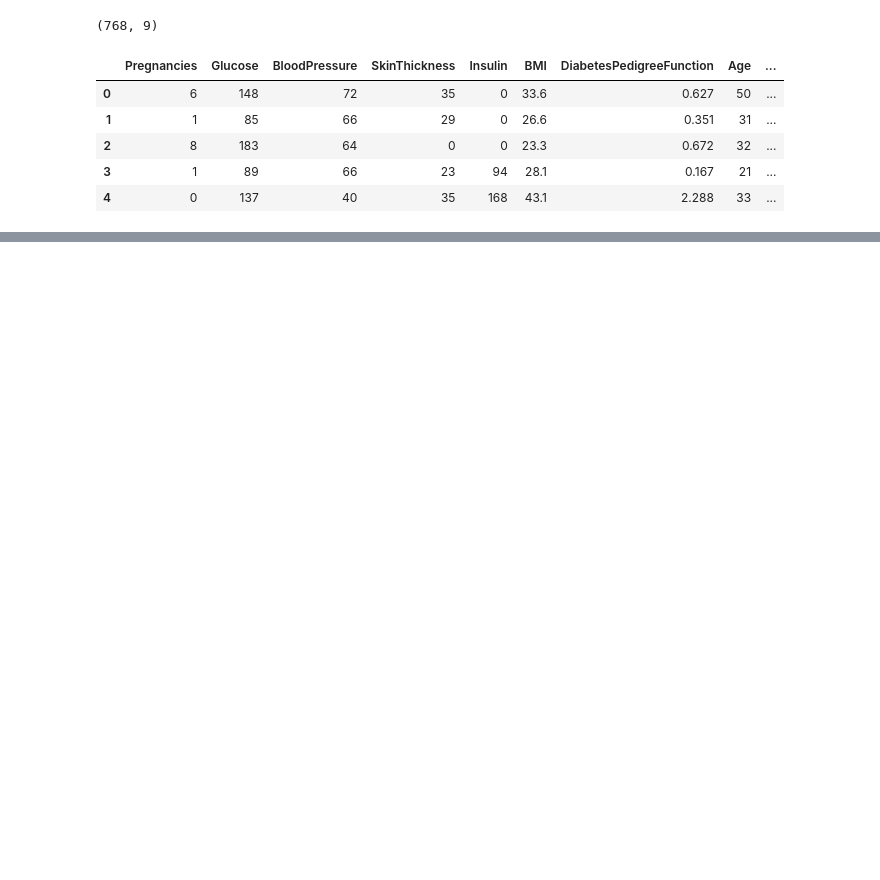
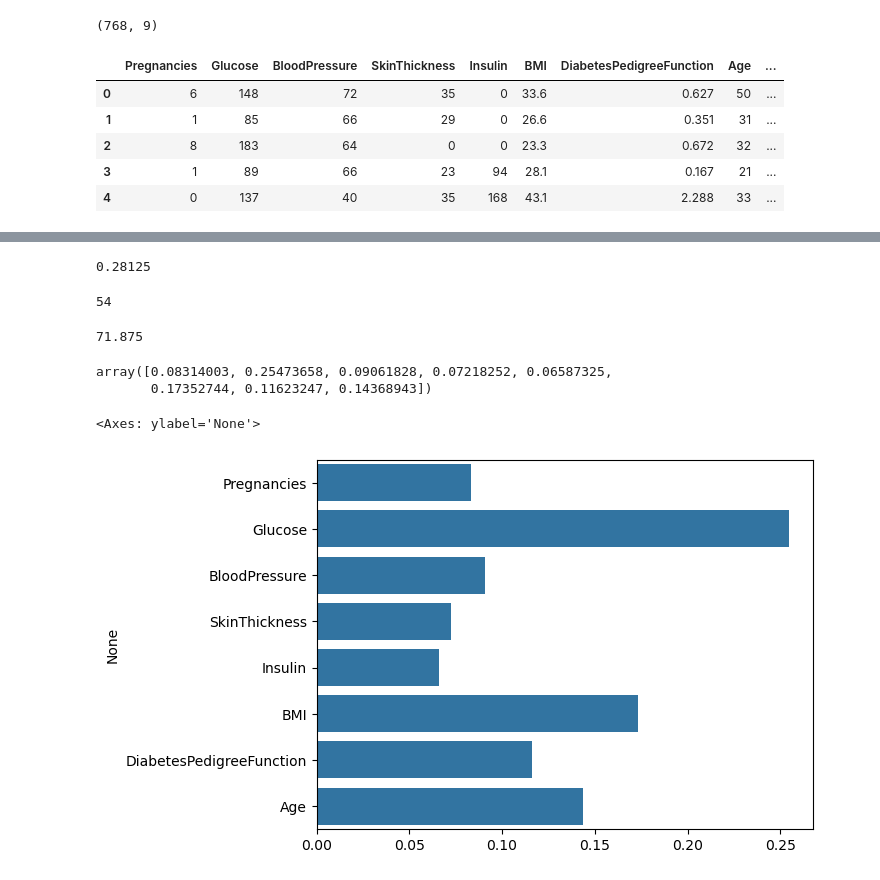
Before and after one commit to TAYKang1008/BAF-17-FRESH-Edu, a Jupyter notebook: 17기_신입교육세션_과제3_강태희.ipynb, the cells around one changed output, grey strips where cells are left out. Cells and saved outputs as stored; diff of their text form; code cells hidden in the pictures; blank space fills up the shorter version.

```diff
--- a/17기_신입교육세션_과제3_강태희.ipynb
+++ b/17기_신입교육세션_과제3_강태희.ipynb
@@ -34,0 +105,3 @@ df.head()
+# %%
+X=df[['Pregnancies', 'Glucose',	'BloodPressure', 'SkinThickness', 'Insulin', 'BMI',	'DiabetesPedigreeFunction', 'Age']]
+Y=df['Outcome']
@@ -34,0 +110,2 @@ df.head()
+# %%
+X_train, X_test, Y_train, Y_test= train_test_split(X,Y,random_state=42)
@@ -34,0 +114,4 @@ df.head()
+# %%
+model=RandomForestClassifier()
+# %%
+model.fit(X_train,Y_train)
@@ -34,0 +177,25 @@ df.head()
+# %%
+abs(Y_test - y_predict).sum() / len(Y_test)
+# %% [output]
+0.28125
+# %%
+diff_count = abs(Y_test - y_predict).sum()
+diff_count
+# %% [output]
+54
+# %%
+#예측의 정확도 구하기
+
+(len(Y_test) - diff_count) / len(Y_test) * 100
+# %% [output]
+71.875
+# %%
+model.feature_importances_
+# %% [output]
+array([0.08314003, 0.25473658, 0.09061828, 0.07218252, 0.06587325,
+       0.17352744, 0.11623247, 0.14368943])
+# %%
+sns.barplot(x=model.feature_importances_, y=X.columns)
+# %% [output]
+<Axes: ylabel='None'>
+[figure, added]
```
Also changed, not shown: parts of 14 cells of this notebook.
